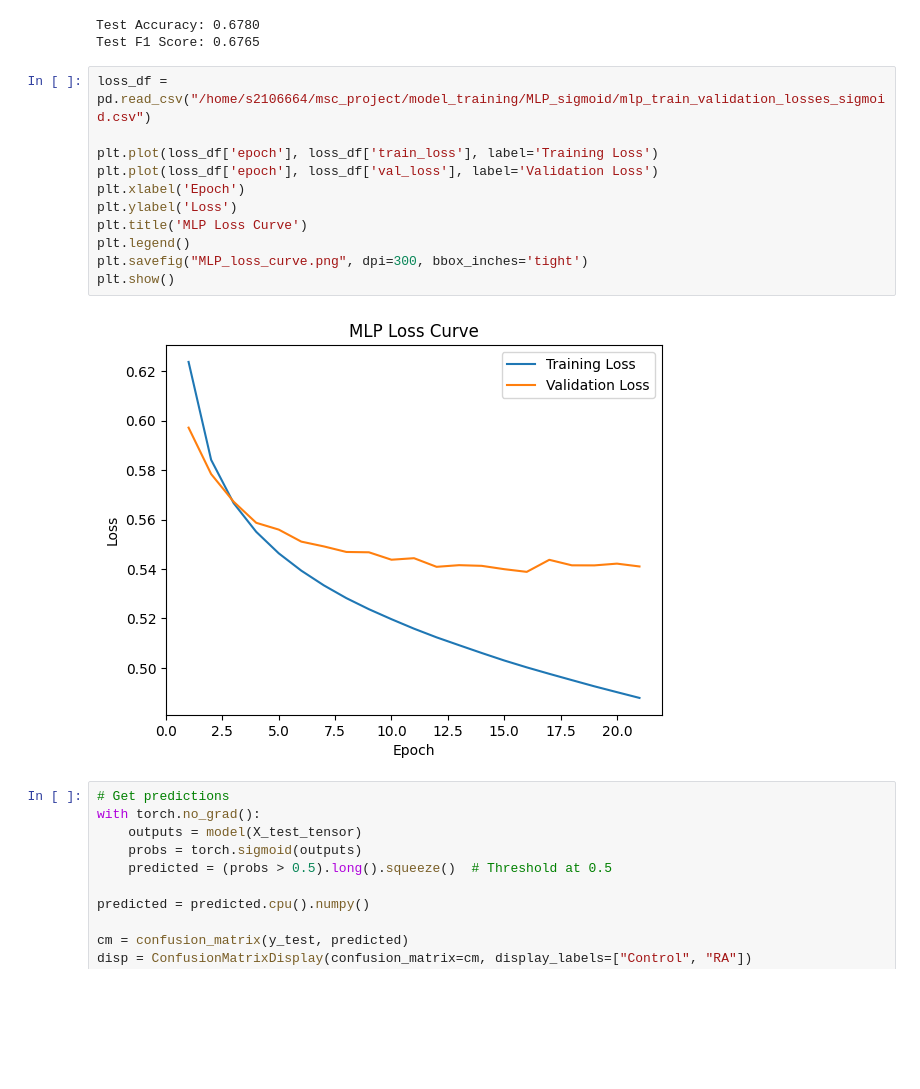
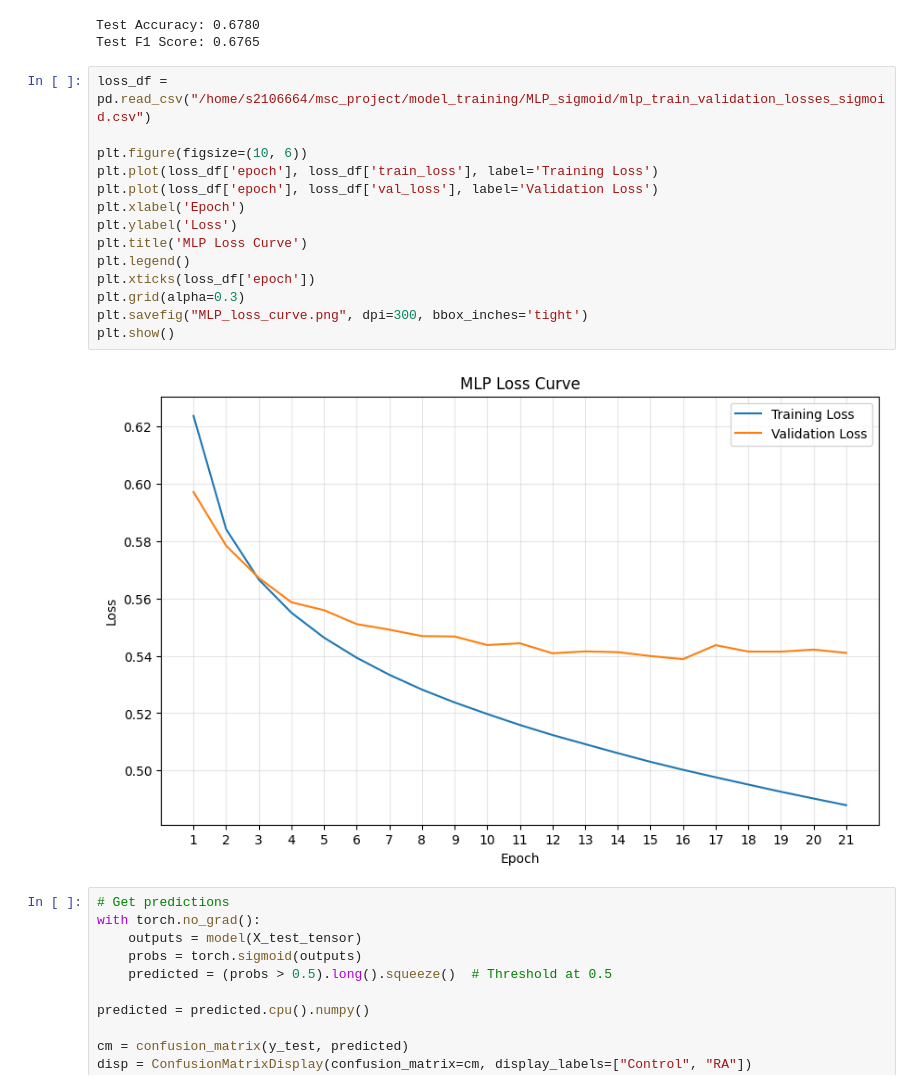
Before and after one commit to lewisl23/BCR-classification-model, a Jupyter notebook: model_training/MLP_sigmoid/mlp_pytorch.ipynb, the cells around one changed output. Cells and saved outputs as stored; diff of their text form; blank space fills up the shorter version.

Commit message:
create figures

```diff
--- a/model_training/MLP_sigmoid/mlp_pytorch.ipynb
+++ b/model_training/MLP_sigmoid/mlp_pytorch.ipynb
@@ -551,16 +556,19 @@ Test F1 Score: 0.6765
 # %%
 loss_df = pd.read_csv("/home/s2106664/msc_project/model_training/MLP_sigmoid/mlp_train_validation_losses_sigmoid.csv")
 
+plt.figure(figsize=(10, 6))
 plt.plot(loss_df['epoch'], loss_df['train_loss'], label='Training Loss')
 plt.plot(loss_df['epoch'], loss_df['val_loss'], label='Validation Loss')
 plt.xlabel('Epoch')
 plt.ylabel('Loss')
 plt.title('MLP Loss Curve')
 plt.legend()
+plt.xticks(loss_df['epoch'])
+plt.grid(alpha=0.3)
 plt.savefig("MLP_loss_curve.png", dpi=300, bbox_inches='tight')
 plt.show()
 # %% [output]
-[figure, old version]
+[figure, new version]
 # %%
 # Get predictions
 with torch.no_grad():
```
Also changed, not shown: parts of 23 cells of this notebook.
